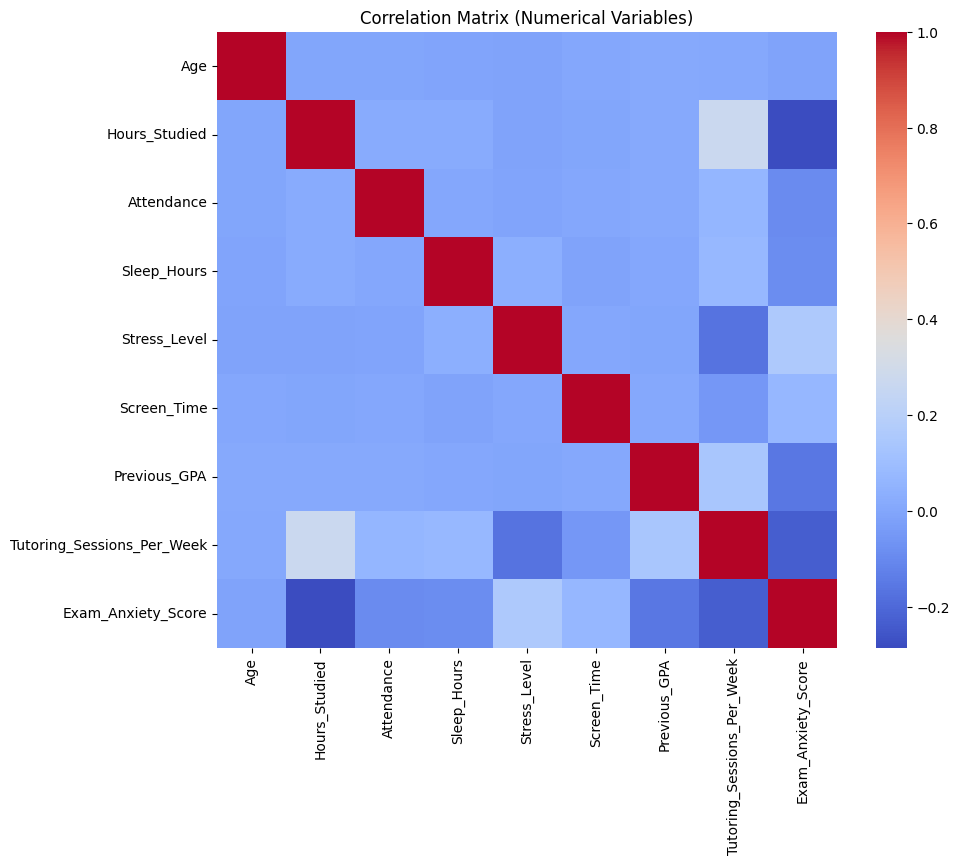
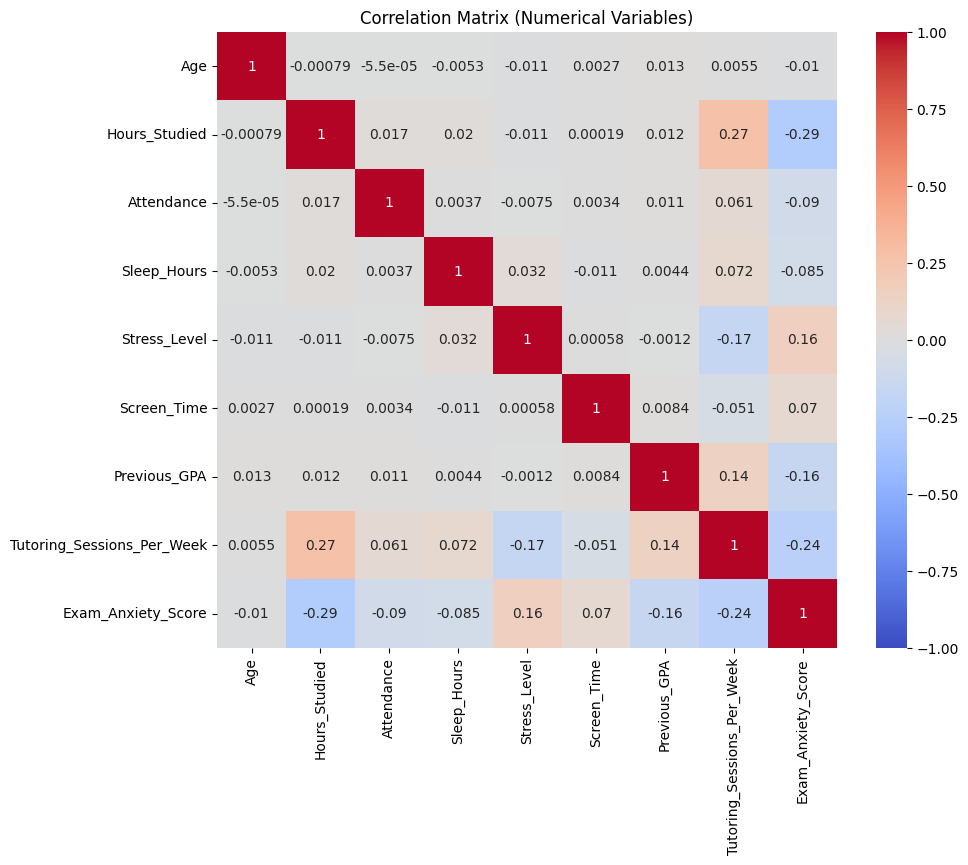
Code edit (unified diff) that turned the first committed figure into the second:
--- before
+++ after
@@ -1,5 +1,5 @@
 
 plt.figure(figsize=(10,8))
-sns.heatmap(df_num_gr.corr(), annot=False, cmap="coolwarm")
+sns.heatmap(df_num_gr.corr(), annot=True, cmap="coolwarm", vmin=-1, vmax=1)
 plt.title("Correlation Matrix (Numerical Variables)")
 plt.show()

Commit: Student Performance - Correlation matrix GRADE